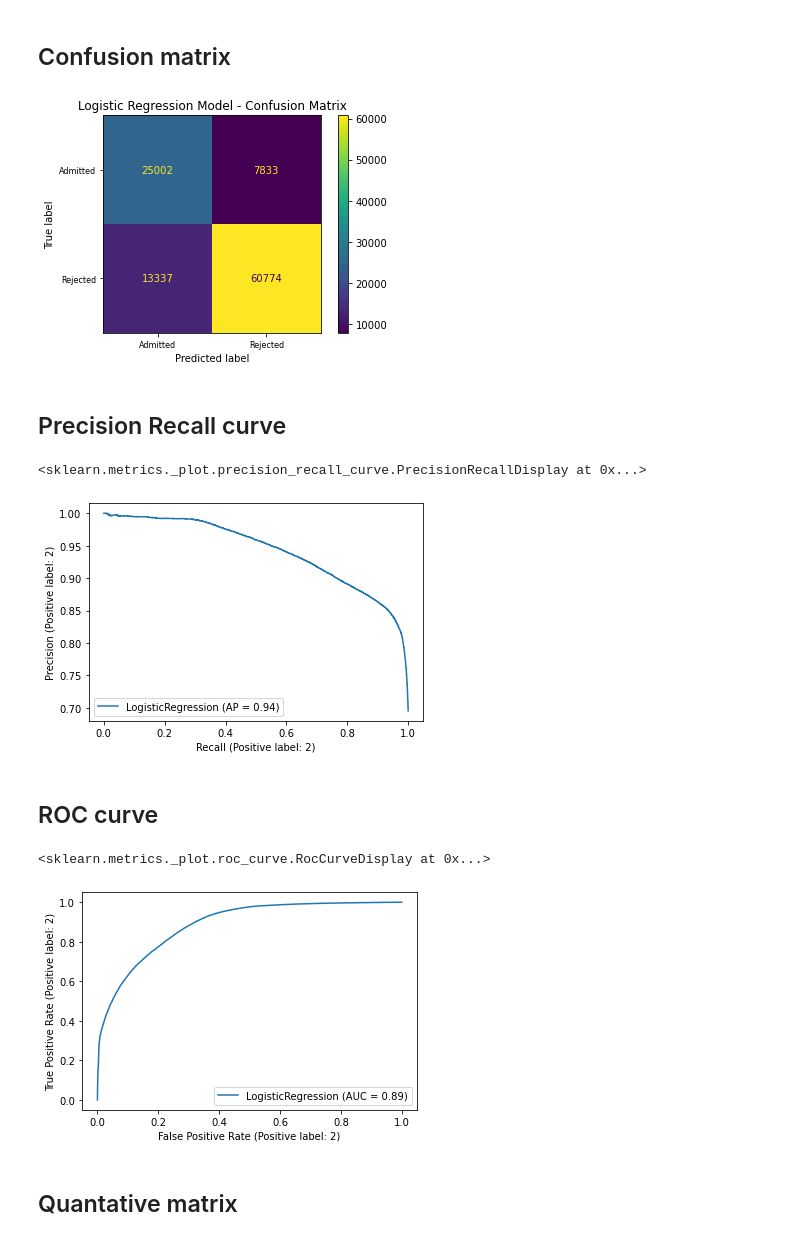
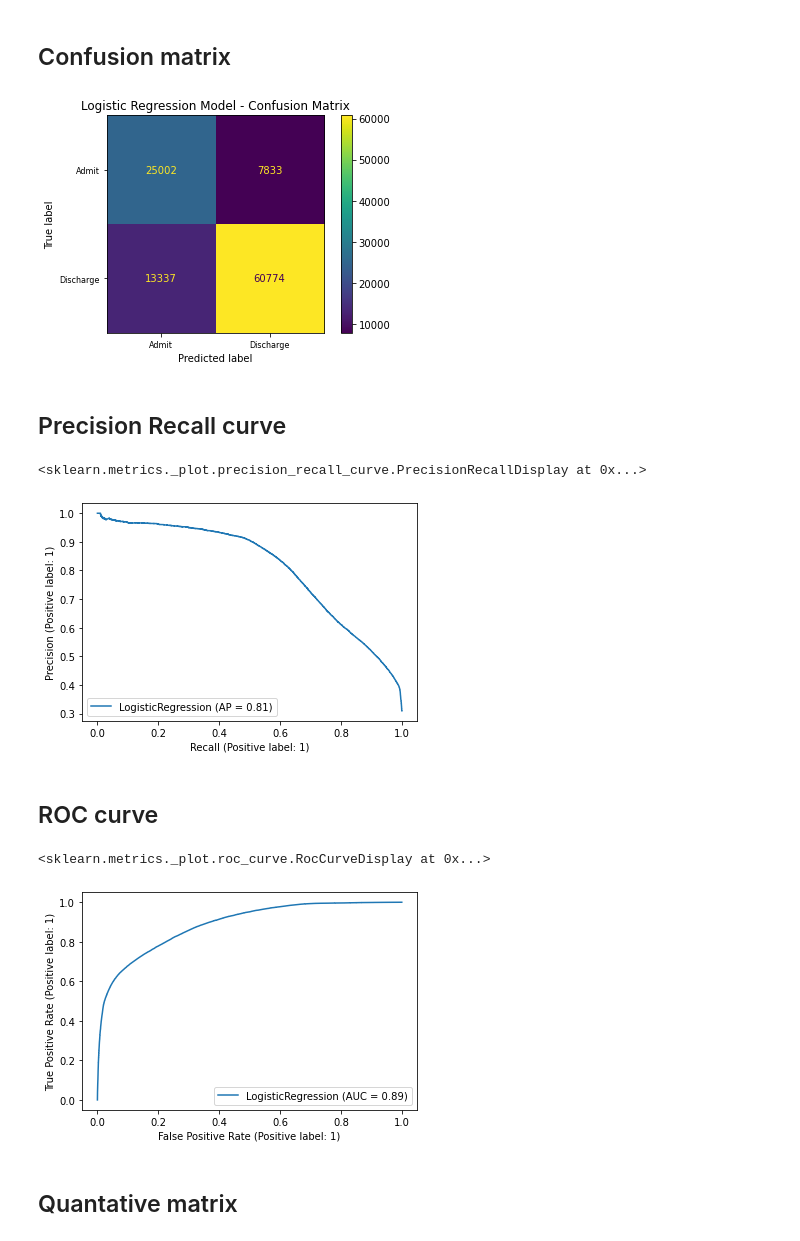
Before and after one commit to yuxuanwu17/02718-Emergency-department-ED-ML-Prediction, a Jupyter notebook: logistic_regression.ipynb, the cells around one changed output. Cells and saved outputs as stored; diff of their text form; code cells hidden in the pictures.

```diff
--- a/logistic_regression.ipynb
+++ b/logistic_regression.ipynb
@@ -6,7 +6,7 @@ import numpy as np
 import time
 
 np.random.seed(33)
-df = pd.read_csv("../data/featureSelectedAllDataWithY.csv")
+df = pd.read_csv("./data/featureSelectedAllDataWithY.csv")
 # df = pd.read_csv("../data/Cleaned_dat_encoded.csv")
 print(df.shape)
 df.head()
@@ -92,26 +92,26 @@ import matplotlib.pyplot as plt
 from sklearn.metrics import confusion_matrix, plot_confusion_matrix
 plot_confusion_matrix(clf,X_test,y_test)
 plt.title("Logistic Regression Model - Confusion Matrix")
-plt.xticks(range(2), ["Admitted", "Rejected"], fontsize=8)
-plt.yticks(range(2), ["Admitted", "Rejected"], fontsize=8)
+plt.xticks(range(2), ["Admit", "Discharge"], fontsize=8)
+plt.yticks(range(2), ["Admit", "Discharge"], fontsize=8)
 plt.show()
 # %% [output]
-[figure, old version]
+[figure, new version]
 # %% [markdown]
 ## Precision Recall curve
 # %%
 from sklearn.metrics import plot_roc_curve, plot_precision_recall_curve
-plot_precision_recall_curve(clf,X_test,y_test)
+plot_precision_recall_curve(clf,X_test,y_test,pos_label=1)
 # %% [output]
 <sklearn.metrics._plot.precision_recall_curve.PrecisionRecallDisplay at 0x...>
-[figure, old version]
+[figure, new version]
 # %% [markdown]
 ## ROC curve
 # %%
-plot_roc_curve(clf,X_test,y_test)
+plot_roc_curve(clf,X_test,y_test,pos_label=1)
 # %% [output]
 <sklearn.metrics._plot.roc_curve.RocCurveDisplay at 0x...>
-[figure, old version]
+[figure, new version]
 # %% [markdown]
 ## Quantative matrix
 # %%
```
Also changed, not shown: parts of 4 cells of this notebook, 4 other files.
